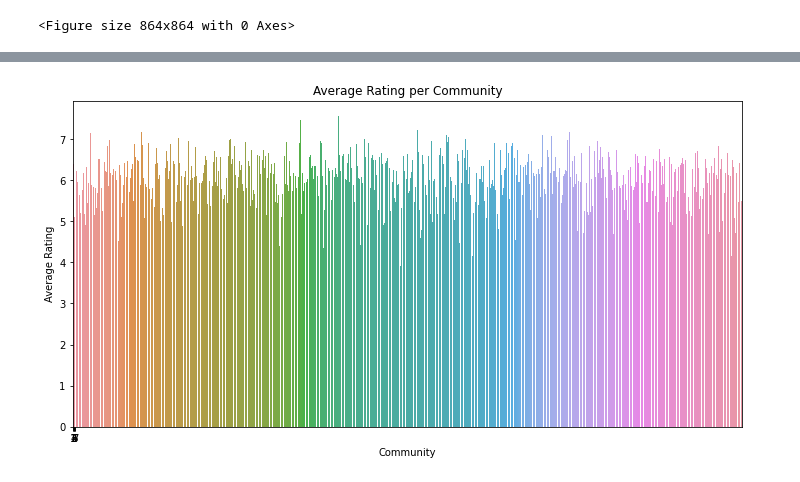
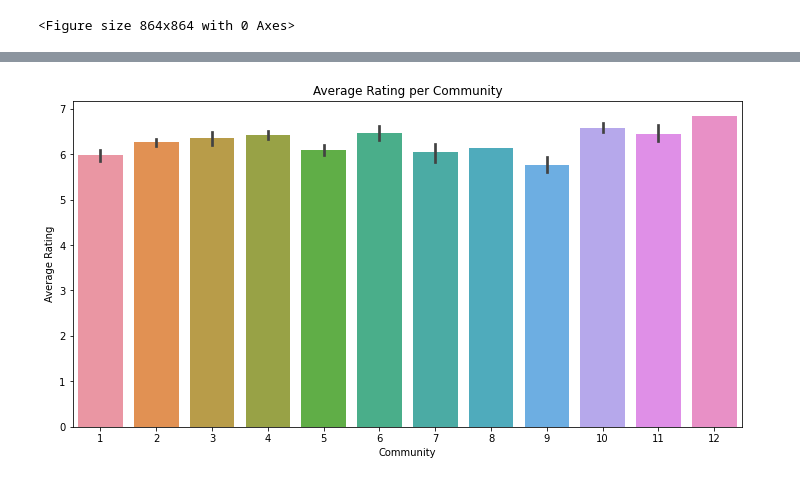
Before and after one commit to epfl-ada/ada-2023-project-shinebrightlikeadamon, a Jupyter notebook: network_analysis.ipynb, the cells around one changed output, grey strips where cells are left out. Cells and saved outputs as stored; diff of their text form; code cells hidden in the pictures.

```diff
--- a/network_analysis.ipynb
+++ b/network_analysis.ipynb
@@ -257,26 +226,25 @@ Length: 35974, dtype: object
 # %%
 # We want to try different thresholds for how many actors we include.
 # Exploring actors that have played in more than 10 and 15 movies.
-actor_one_hot_no_movie = actor_one_hot1.drop("freebase_movie_id", axis=1)
-actor_one_hot_5 = actor_one_hot_no_movie.loc[:, actor_one_hot_no_movie.sum(axis=0) > 5]
-actor_one_hot_10 = actor_one_hot_no_movie.loc[:, actor_one_hot_no_movie.sum(axis=0) > 10]
+actor_one_hot_5 = actor_one_hot1.loc[:, actor_one_hot1.sum(axis=0) > 5]
+actor_one_hot_10 = actor_one_hot1.loc[:, actor_one_hot1.sum(axis=0) > 10]
 
 print(
     "Number of actors that have played in more than 5 movies: {}".format(
-        actor_one_hot_5.shape[1]
+        actor_one_hot_5.shape[1] - 1
     )
 )
 print(
     "Number of actors that have played in more than 10 movies: {}".format(
-        actor_one_hot_10.shape[1]
+        actor_one_hot_10.shape[1] - 1
     )
 )
 
 # Calculate the number of actors that have played in each number of movies
-num_actors_per_movie_count = actor_one_hot_no_movie.sum(axis=0)
+num_actors_per_movie_count = actor_one_hot1.sum(axis=0)
 
-# Remove the count of the "freebase_movie_id" column
-#num_actors_per_movie_count = num_actors_per_movie_count.drop("movie_one_hot")
+# Remove the count of the "wikipedia_id" column
+num_actors_per_movie_count = num_actors_per_movie_count.drop("wikipedia_id")
 
 # Create a histogram to visualize the distribution
 plt.figure(figsize=(10, 6))
@@ -294,25 +262,12 @@ Number of actors that have played in more than 10 movies: 330
 We decided to restrict our dataframe to actors who worked in more than 5 movies.
 # %%
 # Grouping movies such that every movie correspond to only one row in the dataframe
-#actor_one_hot_5 = actor_one_hot_5.groupby("movie_one_hot").agg("sum")
-actor_one_hot_5['freebase_movie_id'] = actor_one_hot1.iloc[:,0]
-
-# data_types = actor_one_hot_5.dtypes
-
-# # Display the data types
-# print(data_types)
-
-movies = movies.rename(columns={'freebase_id': 'freebase_movie_id'}) #TODO move above
-
-# data_types = movies.dtypes
-
-# # Display the data types
-# print(data_types)
+actor_one_hot_10 = actor_one_hot_10.groupby("wikipedia_id").agg("sum")
 
 # Merging dummy actor columns with the movies
-movies_actors_5 = pd.merge(
-    movies, actor_one_hot_5, left_on="freebase_movie_id", right_on="freebase_movie_id"
+movies_actors_10 = pd.merge(
+    movies, actor_one_hot_10, left_on="wikipedia_id", right_index=True
 )
 
-movies_actors_5.shape
+movies_actors_10.shape
 # %% [output]
@@ -329,8 +284,8 @@ G = nx.Graph()
 actor_ratings = {}  # dictionary to store total ratings and number of movies for each actor
 actor_movies = {}  # dictionary to store the movies that each actor has appeared in
 
-# iterate over the rows in the movies_binary_actors10
-for _, row in movies_actors_5.iterrows():
+# iterate over the rows in the movies_actors_5
+for _, row in movies_actors_10.iterrows():
     # get the movie's rating
     rating = row['averageRating']
 
@@ -447,21 +433,21 @@ print(len(communities))
 # %%
 # create a figure
 plt.figure(figsize=(12,6))
 
 # Create a Pandas dataframe from the dictionary
 actors = pd.DataFrame.from_dict(partition.items(), orient='columns')
 
 actors.columns = ['actor', 'community']
 
 actors['averageRating'] = actors['actor'].apply(lambda x: node_sizes[x])
 
 ax = sns.barplot(x="community", y="averageRating", data=actors)
 
 plt.xlabel('Community')
 plt.ylabel('Average Rating')
 plt.title('Average Rating per Community')
-plt.xticks([x for x in range(7)], [x for x in range(1, 8)])
+plt.xticks([x for x in range(12)], [x for x in range(1, 13)])
 
 plt.savefig('community_rating.png', dpi=300, bbox_inches='tight')
 # %% [output]
-[figure, old version]
+[figure, new version]
```
Also changed, not shown: parts of 8 cells of this notebook, 1 other file.
